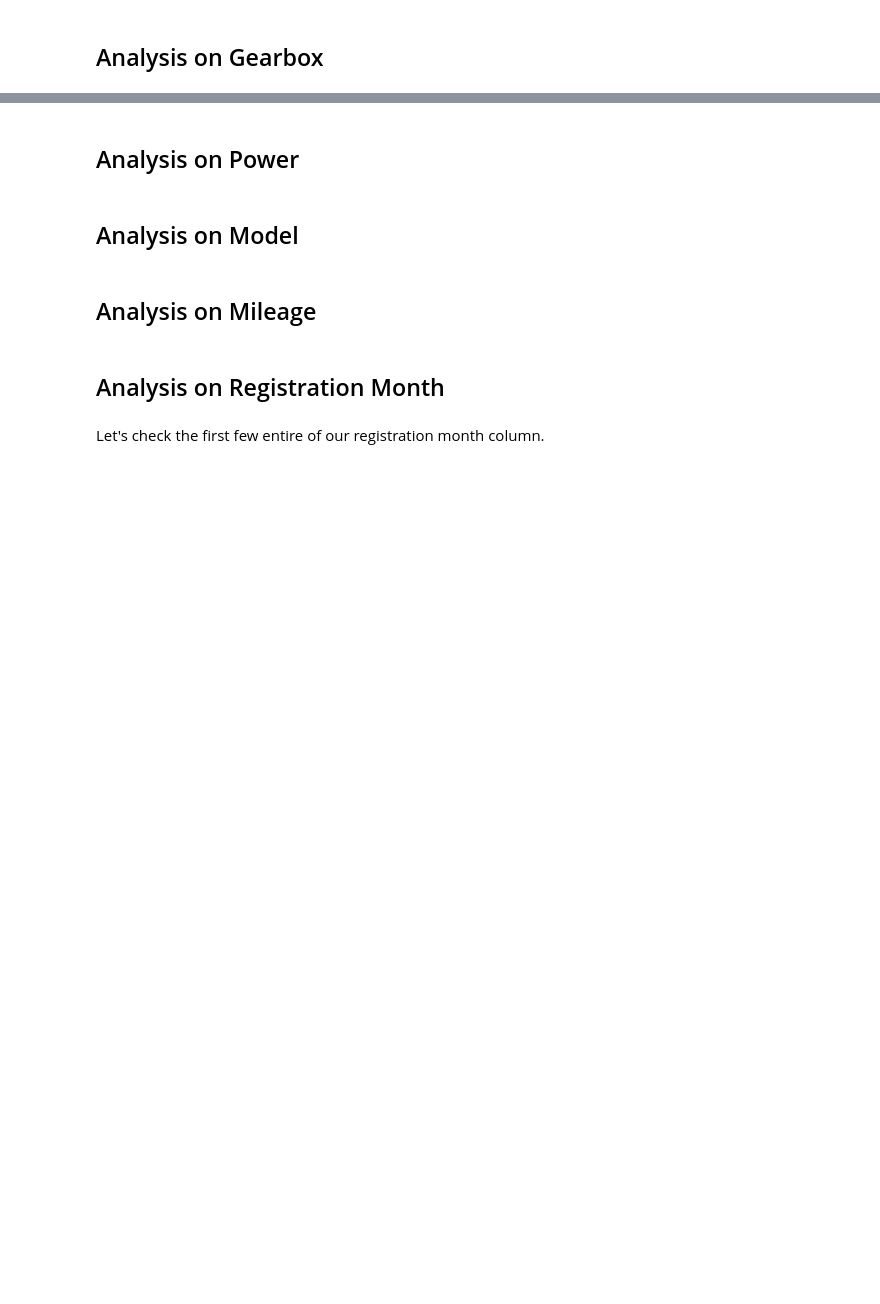
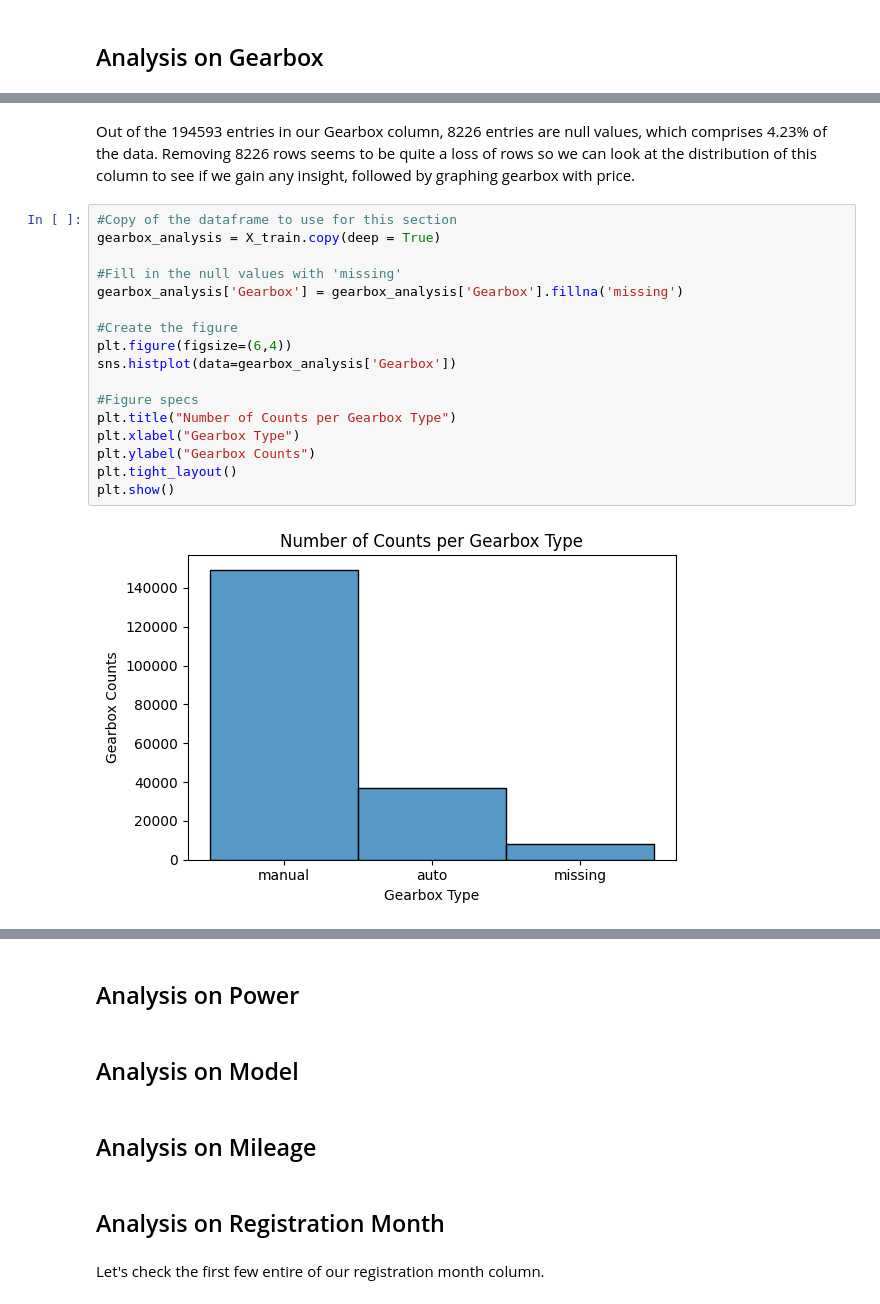
Before and after one commit to T4nT4n/sprint12, a Jupyter notebook: sprint_12_project.ipynb, the cells around one changed output, grey strips where cells are left out. Drawn from its saved outputs; the diff is of its cells as text; blank space fills up the shorter version.

Commit message:
Finished more analysis

```diff
--- a/sprint_12_project.ipynb
+++ b/sprint_12_project.ipynb
@@ -1169,0 +1274,21 @@ Name: count, dtype: int64
+# %% [markdown]
+Out of the 194593 entries in our Gearbox column, 8226 entries are null values, which comprises 4.23% of the data. Removing 8226 rows seems to be quite a loss of rows so we can look at the distribution of this column to see if we gain any insight, followed by graphing gearbox with price.
+# %%
+#Copy of the dataframe to use for this section
+gearbox_analysis = X_train.copy(deep = True)
+
+#Fill in the null values with 'missing'
+gearbox_analysis['Gearbox'] = gearbox_analysis['Gearbox'].fillna('missing')
+
+#Create the figure
+plt.figure(figsize=(6,4))
+sns.histplot(data=gearbox_analysis['Gearbox'])
+
+#Figure specs
+plt.title("Number of Counts per Gearbox Type")
+plt.xlabel("Gearbox Type")
+plt.ylabel("Gearbox Counts")
+plt.tight_layout()
+plt.show()
+# %% [output]
+[figure, added]
```
Also changed, not shown: parts of 13 cells of this notebook.
